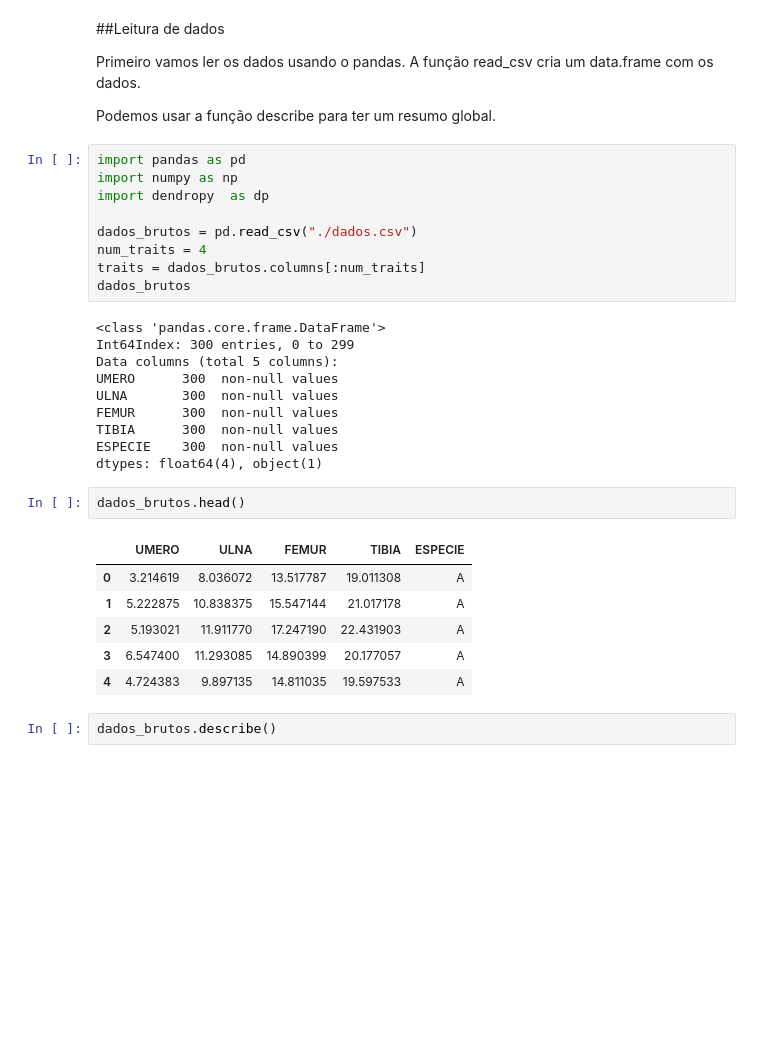
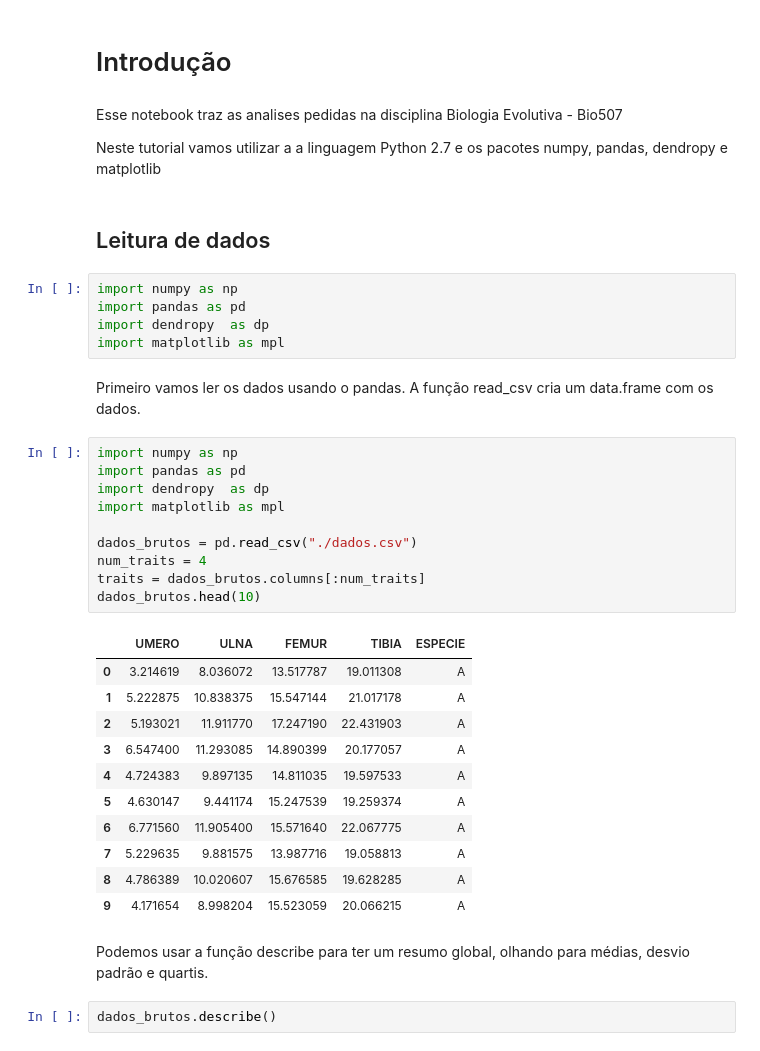
Before and after one commit to paulaassis/BioEvol, a Jupyter notebook: Biologia Evolutiva.ipynb, the cells around one changed output. Drawn from its saved outputs; the diff is of its cells as text; blank space fills up the shorter version.

Commit message:
python sketch

```diff
--- a/Biologia Evolutiva.ipynb
+++ b/Biologia Evolutiva.ipynb
@@ -7,38 +1,43 @@ Vamos aproveitar para ilustrar o uso de python e R dentro do mesmo ambiente de t
+# %% [markdown]
+# Introdução
+# %% [markdown]
+Esse notebook traz as analises pedidas na disciplina Biologia Evolutiva - Bio507
+
+Neste tutorial vamos utilizar a a linguagem Python 2.7 e os pacotes numpy, pandas, dendropy e matplotlib
+# %% [markdown]
+## Leitura de dados
+# %%
+import numpy as np
+import pandas as pd
+import dendropy  as dp
+import matplotlib as mpl
 # %% [markdown]
-##Leitura de dados
-
 Primeiro vamos ler os dados usando o pandas.
 A função read_csv cria um data.frame com os dados.
-
-Podemos usar a função describe para ter um resumo global.
 # %%
+import numpy as np
 import pandas as pd
-import numpy as np
 import dendropy  as dp
+import matplotlib as mpl
 
 dados_brutos = pd.read_csv("./dados.csv")
 num_traits = 4
 traits = dados_brutos.columns[:num_traits]
-dados_brutos
+dados_brutos.head(10)
 # %% [output]
-<class 'pandas.core.frame.DataFrame'>
-Int64Index: 300 entries, 0 to 299
-Data columns (total 5 columns):
-UMERO      300  non-null values
-ULNA       300  non-null values
-FEMUR      300  non-null values
-TIBIA      300  non-null values
-ESPECIE    300  non-null values
-dtypes: float64(4), object(1)
+|  | UMERO | ULNA | FEMUR | TIBIA | ESPECIE |
+| 0 | 3.214619 | 8.036072 | 13.517787 | 19.011308 | A |
+| 1 | 5.222875 | 10.838375 | 15.547144 | 21.017178 | A |
+| 2 | 5.193021 | 11.911770 | 17.247190 | 22.431903 | A |
+| 3 | 6.547400 | 11.293085 | 14.890399 | 20.177057 | A |
+| 4 | 4.724383 | 9.897135 | 14.811035 | 19.597533 | A |
+| 5 | 4.630147 | 9.441174 | 15.247539 | 19.259374 | A |
+| 6 | 6.771560 | 11.905400 | 15.571640 | 22.067775 | A |
+| 7 | 5.229635 | 9.881575 | 13.987716 | 19.058813 | A |
+| 8 | 4.786389 | 10.020607 | 15.676585 | 19.628285 | A |
+| 9 | 4.171654 | 8.998204 | 15.523059 | 20.066215 | A |
-# %%
-dados_brutos.head()
-# %% [output]
-|  | UMERO | ULNA | FEMUR | TIBIA | ESPECIE |
-| 0 | 3.214619 | 8.036072 | 13.517787 | 19.011308 | A |
-| 1 | 5.222875 | 10.838375 | 15.547144 | 21.017178 | A |
-| 2 | 5.193021 | 11.911770 | 17.247190 | 22.431903 | A |
-| 3 | 6.547400 | 11.293085 | 14.890399 | 20.177057 | A |
-| 4 | 4.724383 | 9.897135 | 14.811035 | 19.597533 | A |
+# %% [markdown]
+Podemos usar a função describe para ter um resumo global, olhando para médias, desvio padrão e quartis.
 # %%
 dados_brutos.describe()
 # %% [output]
```
Also changed, not shown: parts of 35 cells of this notebook, 1 other file.
